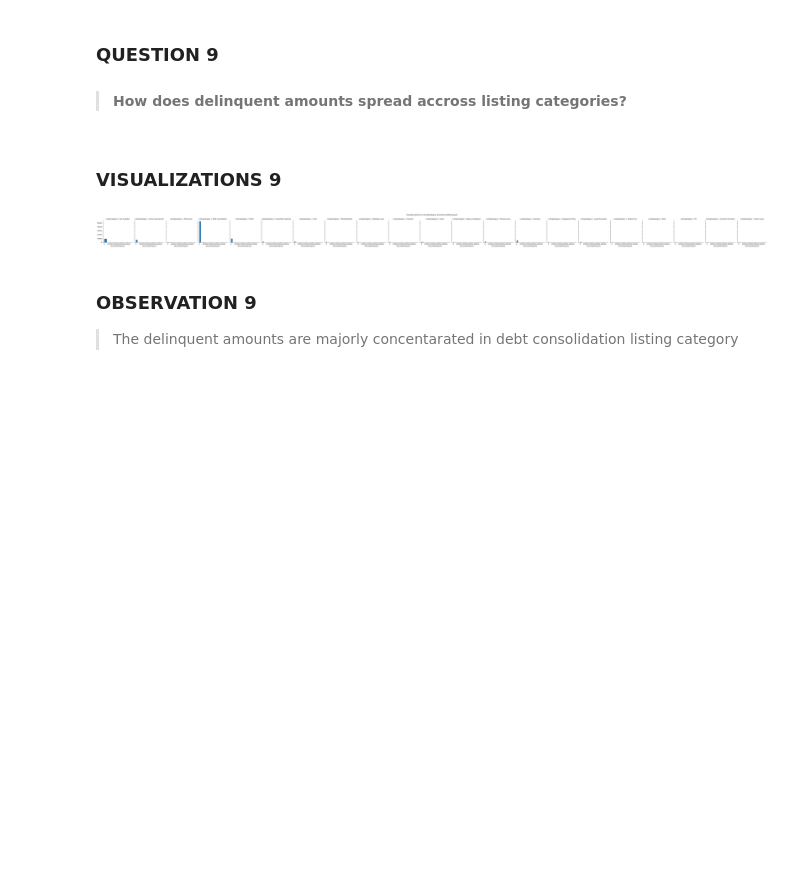
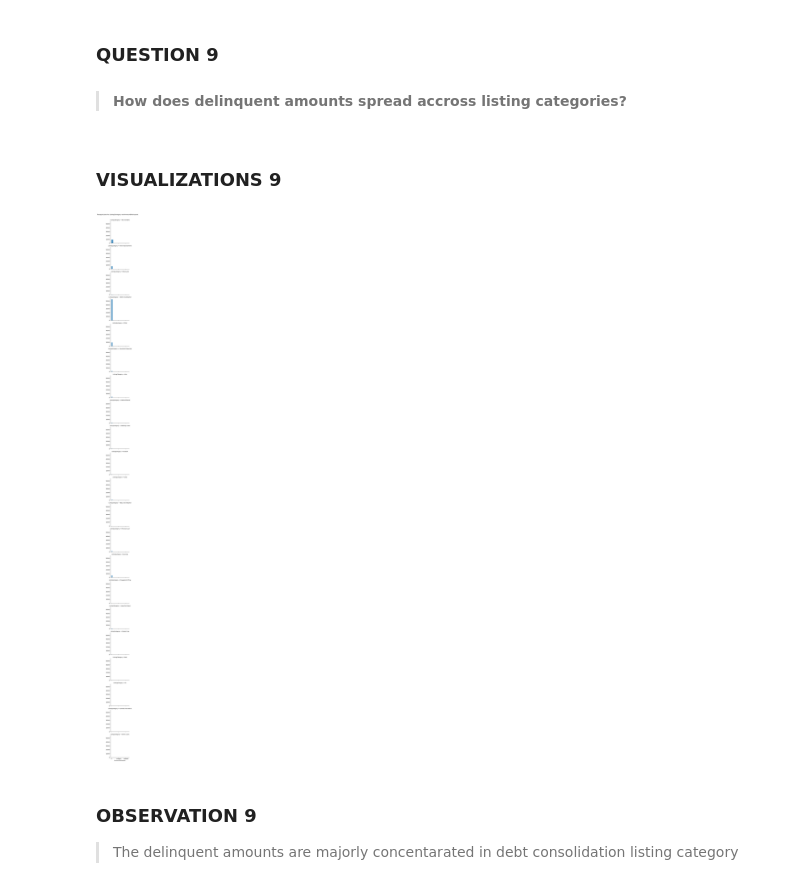
Before and after one commit to Chikadibia-E/Project_3-communicate-data-findings, a Jupyter notebook: Part_I_exploration.ipynb, the cells around one changed output. Drawn from its saved outputs; the diff is of its cells as text; code cells hidden in the pictures; blank space fills up the shorter version.

```diff
--- a/Part_I_exploration.ipynb
+++ b/Part_I_exploration.ipynb
@@ -207,21 +207,16 @@ select_df.sample(2)
 # Apply FICO credit score ratings
 #FICO_SCORE = {'Poor': [300,579],'Fair': [580,669],'Good': [670,739],'Very Good': [740,799],'Exceptional':[800,850]}
 conditions = [
-    (select_df['MedianScore']>=300) & (select_df['MedianScore']<580),
+    (select_df['MedianScore'] < 300) | (select_df['MedianScore']>=300) & (select_df['MedianScore']<580),
     (select_df['MedianScore']>=580) & (select_df['MedianScore']<670),
     (select_df['MedianScore']>=670) & (select_df['MedianScore']<740),
     (select_df['MedianScore']>=740) & (select_df['MedianScore']<800),
-    (select_df['MedianScore']>=800) & (select_df['MedianScore']<851)
+    (select_df['MedianScore']>=800) & (select_df['MedianScore']<851) | (select_df['MedianScore'] > 850)
 ]
-def outside_range(i):
-    if i < 300:
-        return 'Poor'
-    elif i > 850:
-        return 'Exceptional'
-    return 'Error'
+
 
 values = ['Poor','Fair','Good','Very Good','Exceptional']
-select_df['CreditRating'] = np.select(conditions,values,default= select_df['MedianScore'].apply(outside_range))
+select_df['CreditRating'] = np.select(conditions,values,default= 'NA')
 
 select_df.head()
 # %% [output]
@@ -677,11 +673,11 @@ plt.title('Comparison of Listing Category and EmploymentStatus');
 ### VISUALIZATIONS 9
 # %%
 # checking for listing category and delinquent amount
-x= sns.FacetGrid(data=select_df, col='ListingCategory');
+x= sns.FacetGrid(data=select_df, row='ListingCategory')
 x.map(plt.hist, 'AmountDelinquent')
-x.fig.suptitle('Facetgrid plot for ListingCategory and AmountDelinquent', y=1.08);
+x.fig.suptitle('Facetgrid plot for ListingCategory and AmountDelinquent', y=1.008);
 # %% [output]
-[figure, old version]
+[figure, new version]
 # %% [markdown]
 ### OBSERVATION 9
 
```
Also changed, not shown: parts of 16 cells of this notebook, 3 other files.
